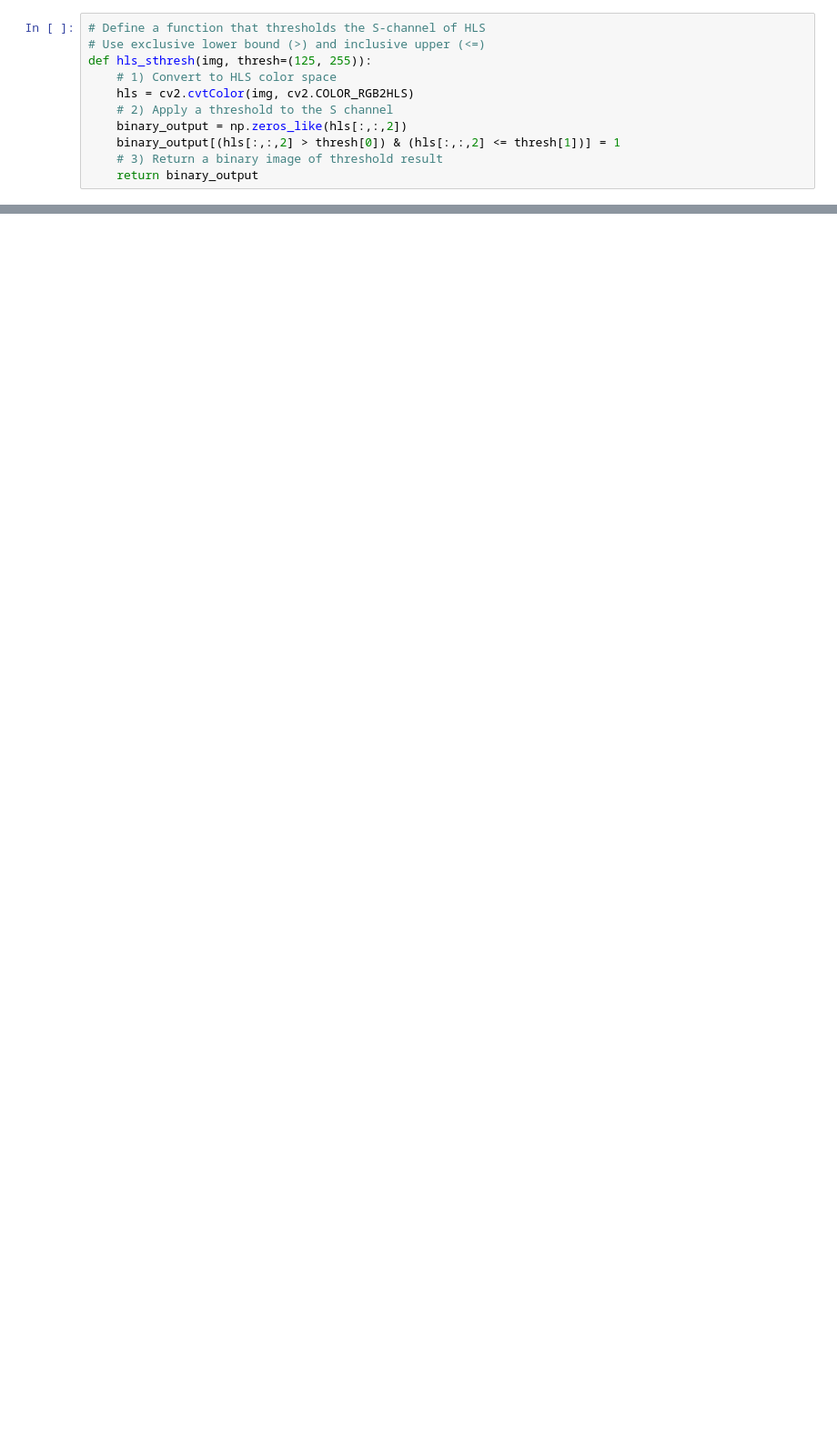
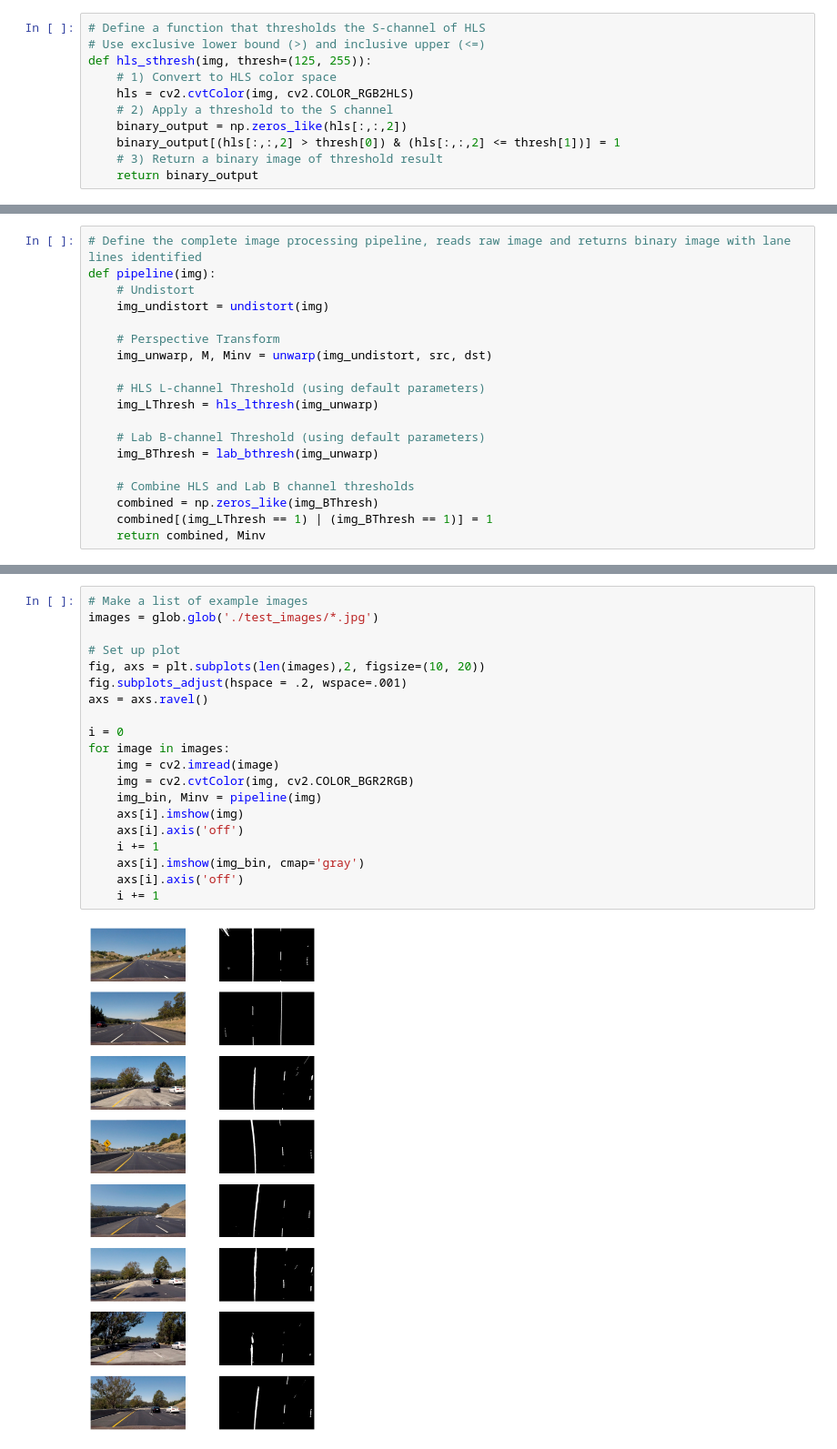
Before and after one commit to Mcamin/Advanced-Lane-Lines-detection, a Jupyter notebook: pipeline.ipynb, the cells around one changed output, grey strips where cells are left out. Shown at 91% size. Drawn from its saved outputs; the diff is of its cells as text; blank space fills up the shorter version.

Commit message:
Finished implementing and testing pipeline

```diff
--- a/pipeline.ipynb
+++ b/pipeline.ipynb
@@ -527,0 +455,19 @@ interactive(children=(IntSlider(value=127, description='min_thresh', max=255), I
+# %%
+# Define the complete image processing pipeline, reads raw image and returns binary image with lane lines identified
+def pipeline(img):
+    # Undistort
+    img_undistort = undistort(img)
+
+    # Perspective Transform
+    img_unwarp, M, Minv = unwarp(img_undistort, src, dst)
+
+    # HLS L-channel Threshold (using default parameters)
+    img_LThresh = hls_lthresh(img_unwarp)
+
+    # Lab B-channel Threshold (using default parameters)
+    img_BThresh = lab_bthresh(img_unwarp)
+
+    # Combine HLS and Lab B channel thresholds
+    combined = np.zeros_like(img_BThresh)
+    combined[(img_LThresh == 1) | (img_BThresh == 1)] = 1
+    return combined, Minv
@@ -527,0 +476,22 @@ interactive(children=(IntSlider(value=127, description='min_thresh', max=255), I
+# %%
+# Make a list of example images
+images = glob.glob('./test_images/*.jpg')
+
+# Set up plot
+fig, axs = plt.subplots(len(images),2, figsize=(10, 20))
+fig.subplots_adjust(hspace = .2, wspace=.001)
+axs = axs.ravel()
+
+i = 0
+for image in images:
+    img = cv2.imread(image)
+    img = cv2.cvtColor(img, cv2.COLOR_BGR2RGB)
+    img_bin, Minv = pipeline(img)
+    axs[i].imshow(img)
+    axs[i].axis('off')
+    i += 1
+    axs[i].imshow(img_bin, cmap='gray')
+    axs[i].axis('off')
+    i += 1
+# %% [output]
+[figure, added]
```
Also changed, not shown: parts of 67 cells of this notebook, 13 other files.
